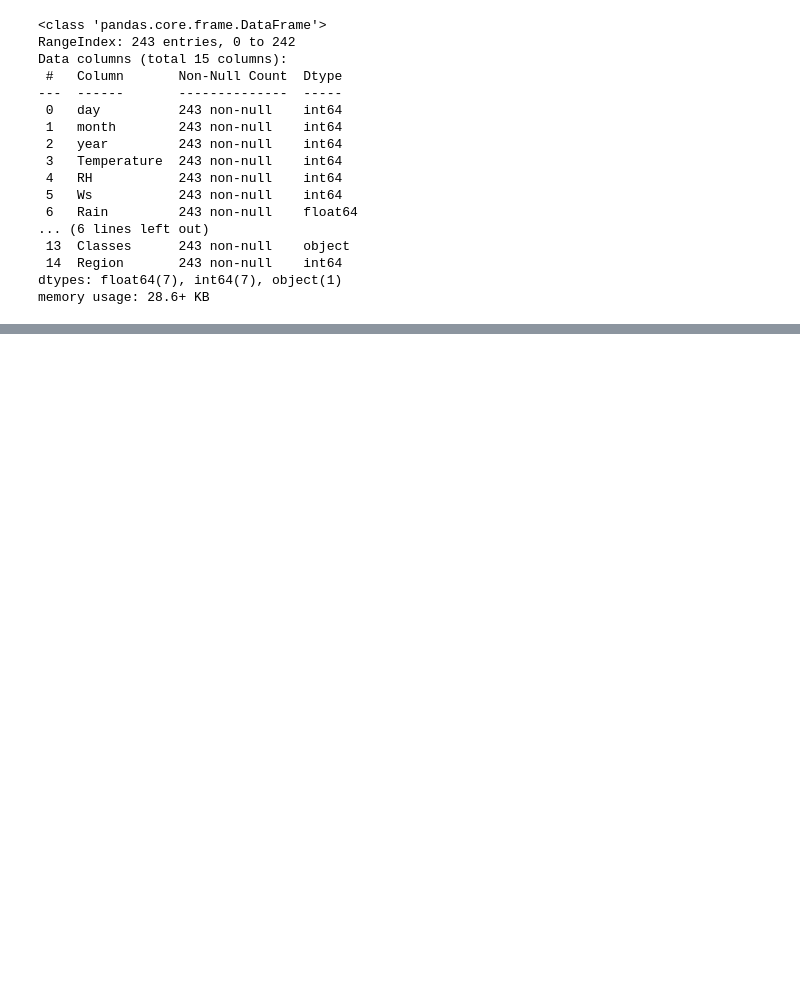
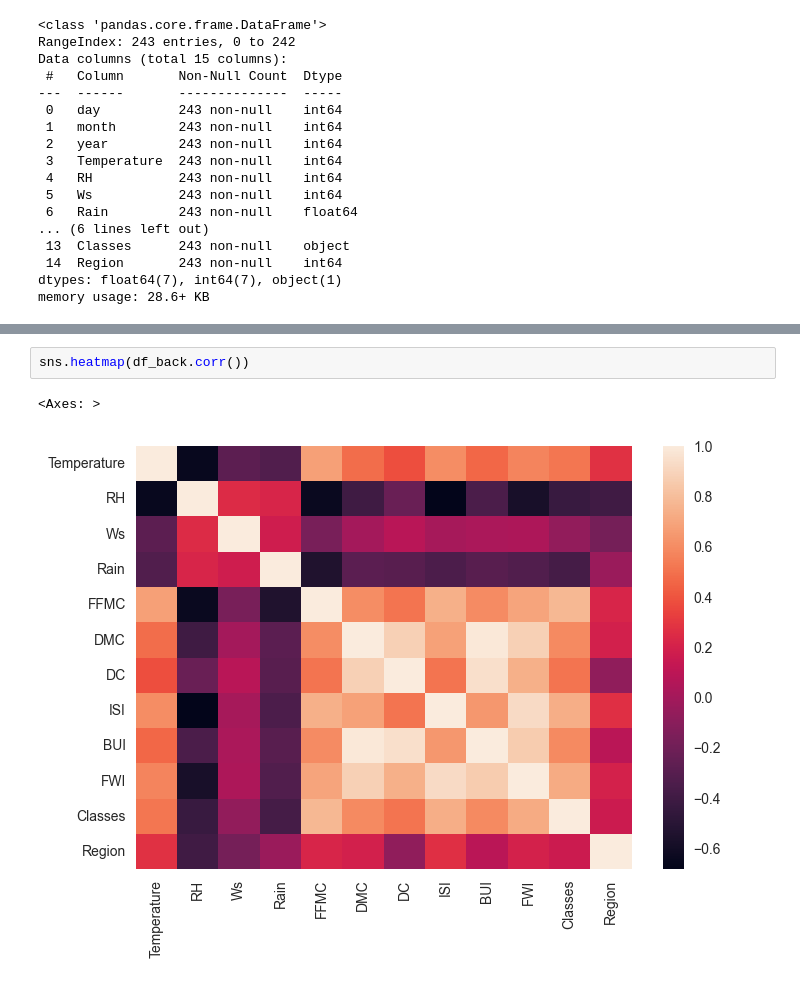
Before and after one commit to anshul755/Machine-Learning, a Jupyter notebook: Algerian Forest Fire/AlgerianForestFire.ipynb, the cells around one changed output, grey strips where cells are left out. Saved outputs shown, nothing was run; the diff lists cells and outputs as text; blank space fills up the shorter version.

```diff
--- a/Algerian Forest Fire/AlgerianForestFire.ipynb
+++ b/Algerian Forest Fire/AlgerianForestFire.ipynb
@@ -229,0 +289,5 @@ memory usage: 28.6+ KB
+# %%
+sns.heatmap(df_back.corr())
+# %% [output]
+<Axes: >
+[figure, added]
```
Also changed, not shown: parts of 34 cells of this notebook, 1 other file.
